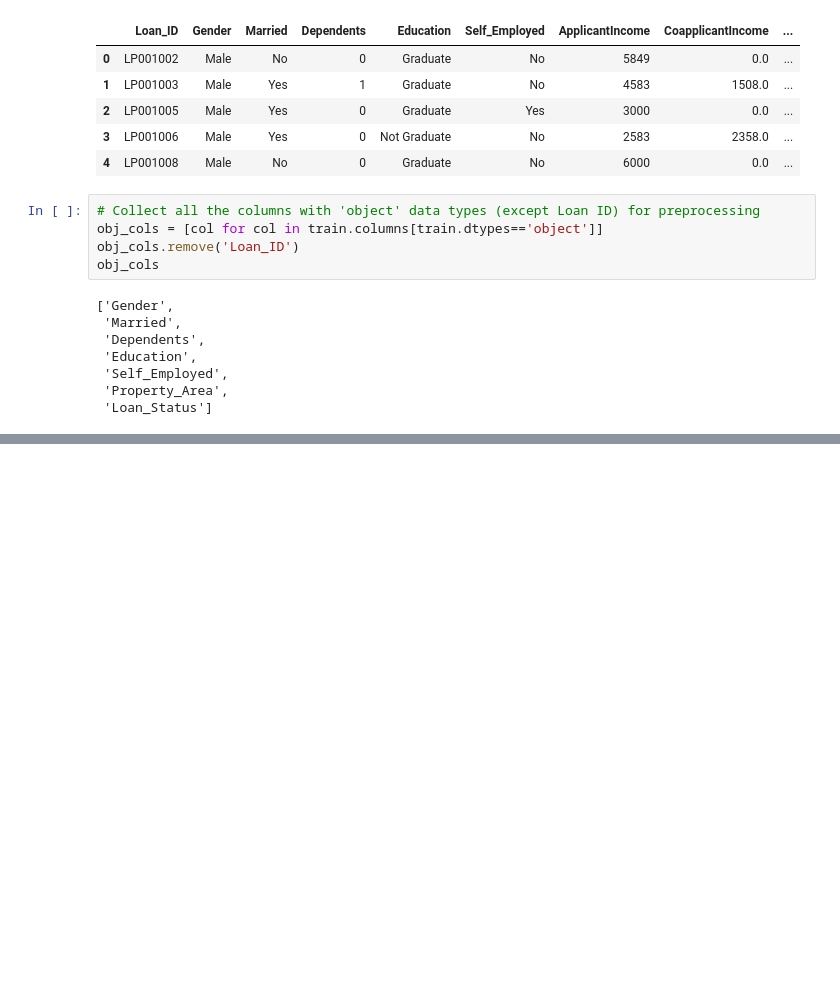
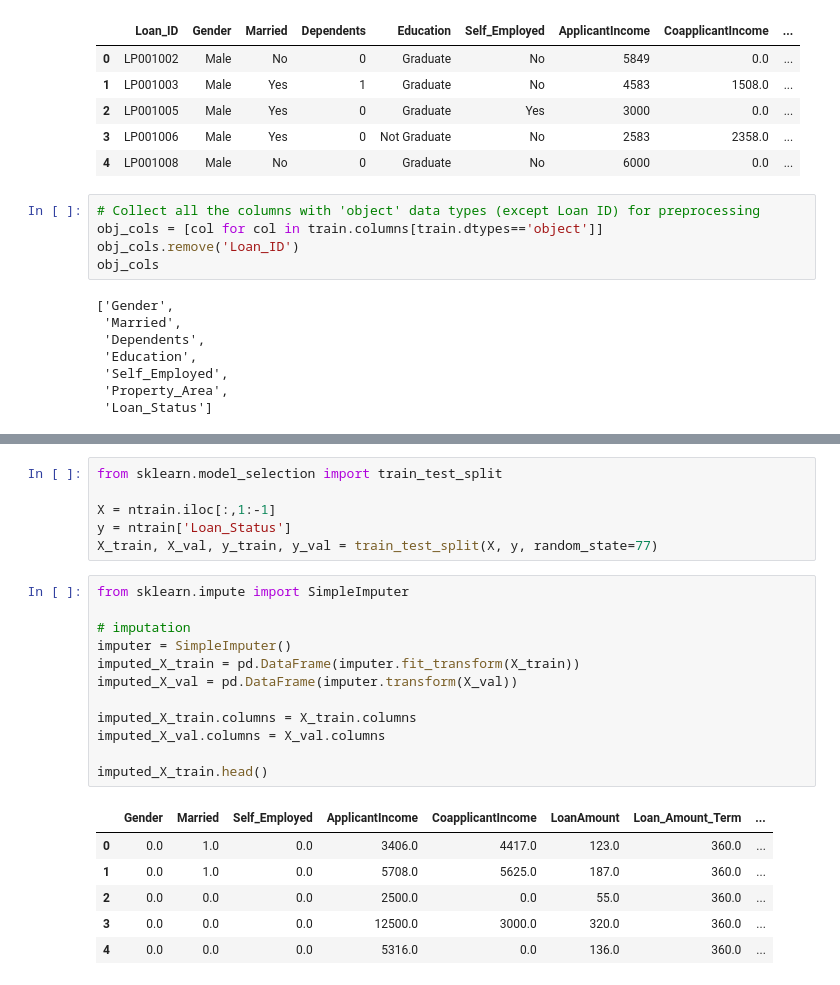
Before and after one commit to imeugeneco/chonggakkimchi, a Jupyter notebook: loan-prediction/loan-prediction.ipynb, the cells around one changed output, grey strips where cells are left out. Saved outputs shown, nothing was run; the diff lists cells and outputs as text; blank space fills up the shorter version.

```diff
--- a/loan-prediction/loan-prediction.ipynb
+++ b/loan-prediction/loan-prediction.ipynb
@@ -331,0 +233,25 @@ ntrain.head()
+# %%
+from sklearn.model_selection import train_test_split
+
+X = ntrain.iloc[:,1:-1]
+y = ntrain['Loan_Status']
+X_train, X_val, y_train, y_val = train_test_split(X, y, random_state=77)
+# %%
+from sklearn.impute import SimpleImputer
+
+# imputation
+imputer = SimpleImputer()
+imputed_X_train = pd.DataFrame(imputer.fit_transform(X_train))
+imputed_X_val = pd.DataFrame(imputer.transform(X_val))
+
+imputed_X_train.columns = X_train.columns
+imputed_X_val.columns = X_val.columns
+
+imputed_X_train.head()
+# %% [output]
+|  | Gender | Married | Self_Employed | ApplicantIncome | CoapplicantIncome | LoanAmount | Loan_Amount_Term | ... |
+| 0 | 0.0 | 1.0 | 0.0 | 3406.0 | 4417.0 | 123.0 | 360.0 | ... |
+| 1 | 0.0 | 1.0 | 0.0 | 5708.0 | 5625.0 | 187.0 | 360.0 | ... |
+| 2 | 0.0 | 0.0 | 0.0 | 2500.0 | 0.0 | 55.0 | 360.0 | ... |
+| 3 | 0.0 | 0.0 | 0.0 | 12500.0 | 3000.0 | 320.0 | 360.0 | ... |
+| 4 | 0.0 | 0.0 | 0.0 | 5316.0 | 0.0 | 136.0 | 360.0 | ... |
```
Also changed, not shown: parts of 30 cells of this notebook, 1 other file.
